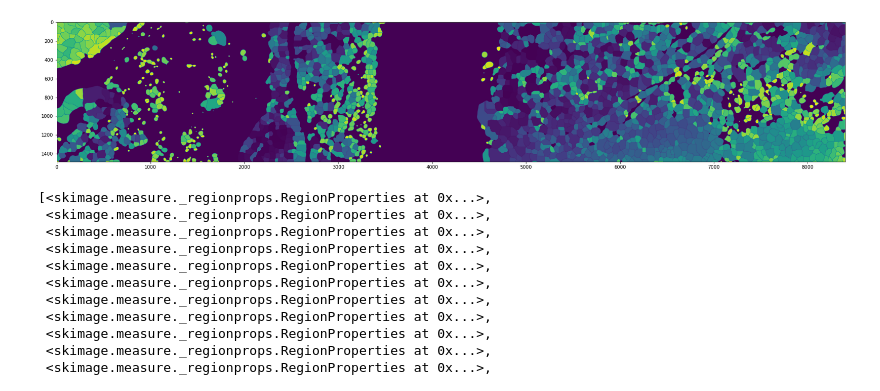
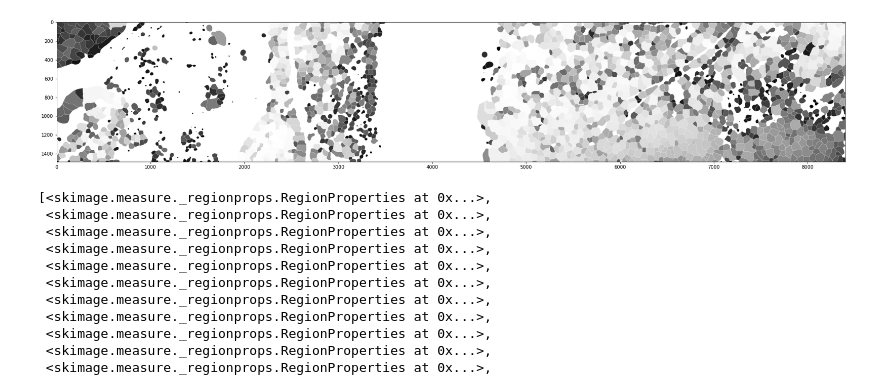
Before and after one commit to DarioMoed/RESTORE, a Jupyter notebook: 2D-AVG.ipynb, the cells around one changed output. Cells and saved outputs as stored; diff of their text form; code cells hidden in the pictures.

```diff
--- a/2D-AVG.ipynb
+++ b/2D-AVG.ipynb
@@ -18,10 +18,10 @@ from skimage.measure import label, regionprops
 watershed = io.imread("Img/crop1_adipo_avg-watershed.tif", plugin="tifffile")
 # %%
 plt.figure(figsize=(30,10))
-plt.imshow(watershed)
+plt.imshow(watershed, cmap = "Greys")
 plt.show()
 # %% [output]
-[figure, old version]
+[figure, new version]
 # %%
 label_wtshd = label(watershed)
 regions = regionprops(label_wtshd)
```
Also changed, not shown: 1 other file.
